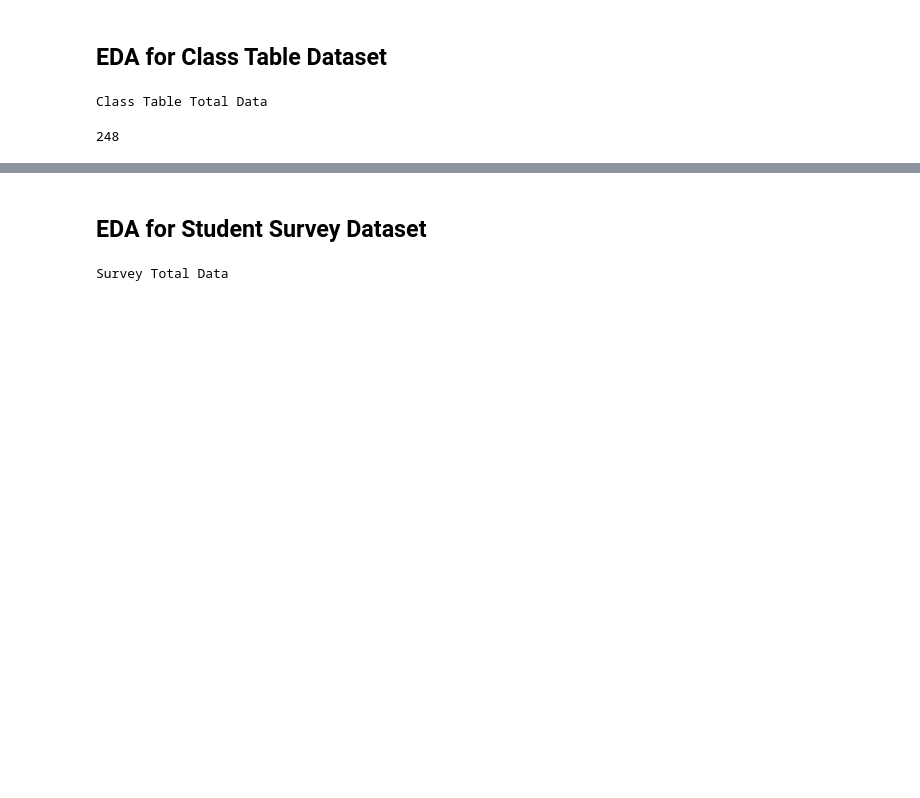
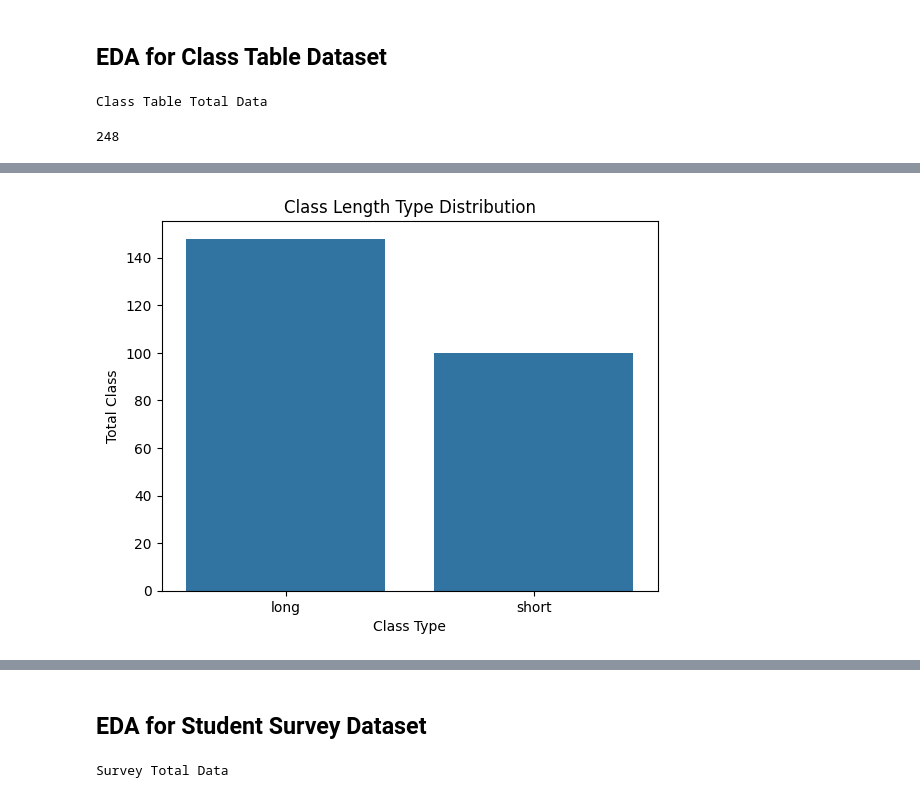
Before and after one commit to neinAlkem/multimodal-prediction, a Jupyter notebook: notebook/participants_survey.ipynb, the cells around one changed output, grey strips where cells are left out. Cells and saved outputs as stored; diff of their text form; code cells hidden in the pictures; blank space fills up the shorter version.

```diff
--- a/notebook/participants_survey.ipynb
+++ b/notebook/participants_survey.ipynb
@@ -295,0 +346,12 @@ only showing top 5 rows
+# %%
+# Distribution for each class type
+class_type_distribution = df_class.groupBy('Class_len').count().withColumnRenamed("count","Total Class")
+class_type_distribution_pd = class_type_distribution.toPandas()
+
+sns.barplot(data=class_type_distribution_pd, x='Class_len',y='Total Class')
+plt.xlabel('Class Type')
+
+plt.title('Class Length Type Distribution')
+plt.show()
+# %% [output]
+[figure, added]
```
Also changed, not shown: parts of 38 cells of this notebook.
